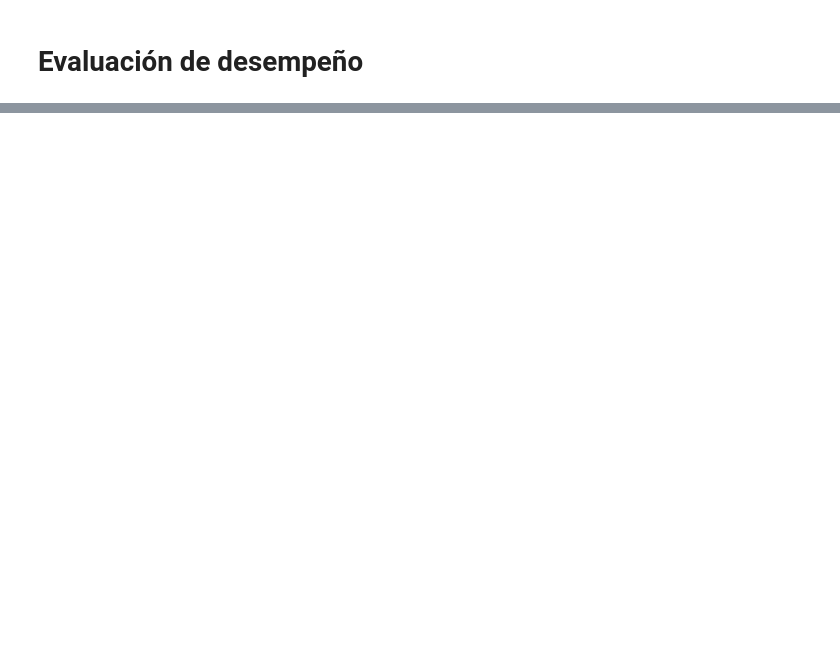
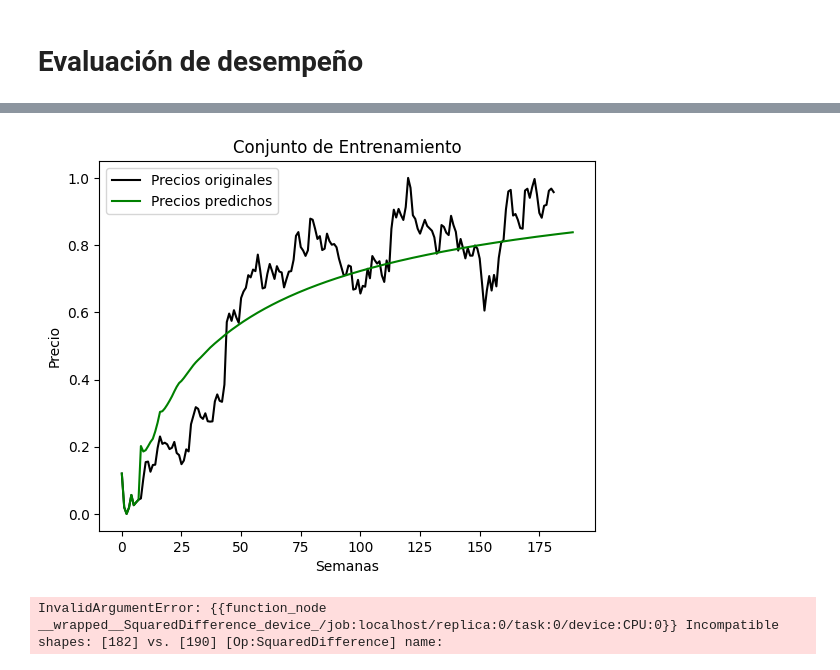
Before and after one commit to MiguelAngelLiera/Stock_Exchange_NN_PP, a Jupyter notebook: LSTM.ipynb, the cells around one changed output, grey strips where cells are left out. Saved outputs shown, nothing was run; the diff lists cells and outputs as text; code cells hidden in the pictures; blank space fills up the shorter version.

```diff
--- a/LSTM.ipynb
+++ b/LSTM.ipynb
@@ -243,15 +206,7 @@ loss en el callback: 0.006859813816845417, batch 119,
 # %%
 # Predice el conjunto de entrenamiento usando la prediccion predictiva a partir de los primeros (usando los datos que predice)
-red_ap_X_entrenamiento_n = c_entrenamiento_n[:time_steps].reshape(8)
-red_ap_precios_predichos_n = utls.genera_prediccion_predictiva(red_ap_X_entrenamiento_n,8,182,red)
-
-#Sin normalizar
-plt.plot(c_entrenamiento_n, color = 'black', label = 'COMI original Stock prices')
-plt.plot(red_ap_precios_predichos_n, color = 'green', label = 'Predicted COMI closing Stock prices') #ts_cierre_s_pred[:,0]
-plt.title('COMI Stock Price Prediction')
-plt.xlabel('Semanas')
-plt.ylabel('COMI Stock Price')
-plt.legend()
-plt.show()
+red_ap_X_entrenamiento_n = c_entrenamiento_n[:time_steps].reshape(time_steps)
+red_ap_precios_predichos_n = utls.genera_prediccion_predictiva(red_ap_X_entrenamiento_n,8,c_entrenamiento.shape[0]-time_steps,red)  # le quitamos 8 al tamaño de datos pues
+#al principio de la funcion "genera_prediccion_predictiva" concatena los primeros 8 elementos
 # %% [output]
 1/1 [==============================] - 1s 1s/step
@@ -275,2 +229,14 @@ plt.show()
+# %%
+plt.plot(c_entrenamiento_n, color = 'black', label = 'Precios originales')
+plt.plot(red_ap_precios_predichos_n, color = 'green', label = 'Precios predichos')
+plt.title('Conjunto de Entrenamiento')
+plt.xlabel('Semanas')
+plt.ylabel('Precio')
+plt.legend()
+plt.show()
+print(f"Perdida: {mean_squared_error(np.reshape(red_ap_precios_predichos_n, (red_ap_precios_predichos_n.shape[0])), np.reshape(c_entrenamiento_n, (c_entrenamiento_n.shape[0])))}")
+# %% [output]
+[figure, added]
+InvalidArgumentError: {{function_node __wrapped__SquaredDifference_device_/job:localhost/replica:0/task:0/device:CPU:0}} Incompatible shapes: [182] vs. [190] [Op:SquaredDifference] name:
 # %%
 # Ahora, el modelo ha sido entrenado de manera iterativa
```
Also changed, not shown: parts of 14 cells of this notebook, 55 other files.
